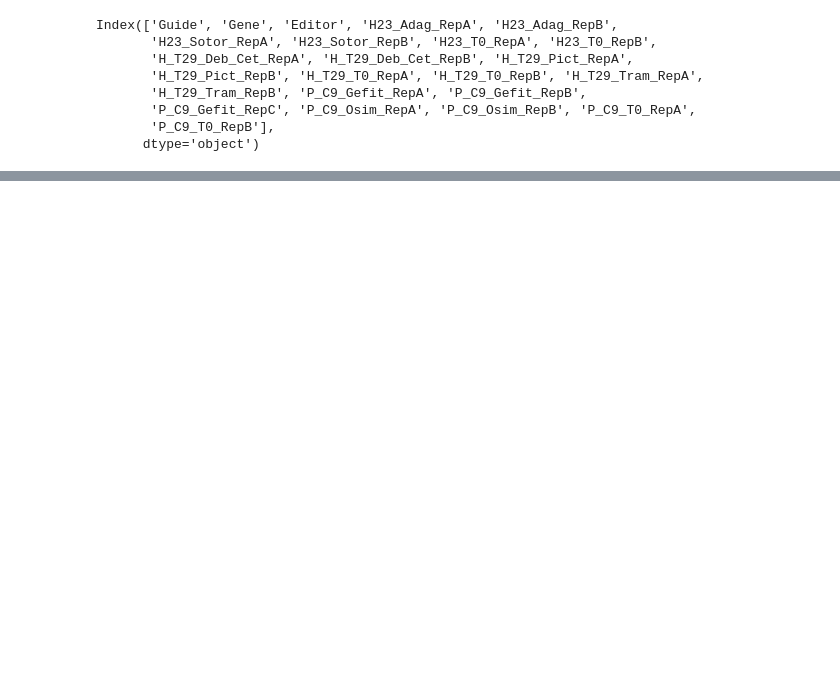
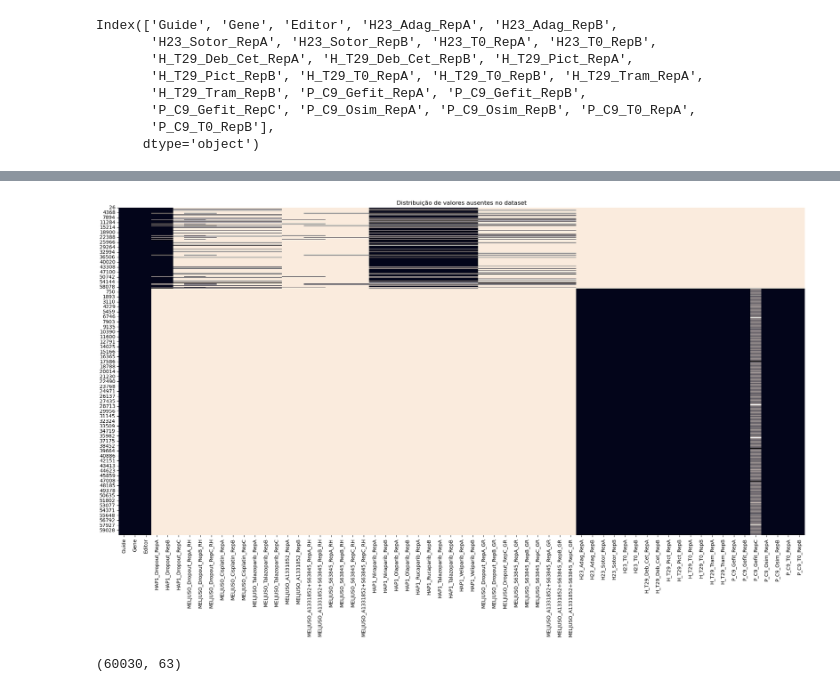
Before and after one commit to QuantitativeBiology/BECancerResistome, a Jupyter notebook: BECancerResistome/Processing/merging.ipynb, the cells around one changed output, grey strips where cells are left out. Drawn from its saved outputs; the diff is of its cells as text; code cells hidden in the pictures; blank space fills up the shorter version.

Commit message:
Final_merge and heatmap

```diff
--- a/BECancerResistome/Processing/merging.ipynb
+++ b/BECancerResistome/Processing/merging.ipynb
@@ -191,6 +192,9 @@ g.merge(f,on=["Guide","Editor","Gene"])
 RH=pd.read_csv("data/4_Screen_zscores/RH/merge_RH_z.csv")
 GR=pd.read_csv("data/4_Screen_zscores/GR/merge_GR_z.csv")
 MC=pd.read_csv("data/4_Screen_zscores/MC/MC_zscores.csv")
+# %%
+RH=RH.drop(columns='Unnamed: 0')
+GR=GR.drop(columns='Unnamed: 0')
 # %%
 RH.columns
 # %% [output]
@@ -246,0 +235,9 @@ RH.concat(GR, on=["Guide", "Gene"],how='outer')
+# %%
+#Manter a ordem original
+RH["order"] = RH.index
+RH_GR = RH.merge(GR, on=["Guide", "Gene", "Editor"], how="outer", suffixes=("_RH", "_GR"))
+RH_GR = RH_GR.sort_values(by=["order"]).drop(columns=["order"])
+# %%
+RH_GR["order"]=RH_GR.index
+complete_merge=RH_GR.merge(MC, on=["Guide", "Gene","Editor"],how='outer')
+complete_merge = complete_merge.sort_values(by=["order"]).drop(columns=["order"])
@@ -268,0 +252,15 @@ RH
+# %%
+import seaborn as sns
+import matplotlib.pyplot as plt
+import pandas as pd
+
+plt.figure(figsize=(25,12))
+sns.heatmap(complete_merge.isna(), cbar=False)
+plt.title("Distribuição de valores ausentes no dataset")
+plt.show()
+# %% [output]
+[figure, added]
+# %%
+complete_merge.shape
+# %% [output]
+(60030, 63)
```
Also changed, not shown: parts of 8 cells of this notebook, 1 other file.
